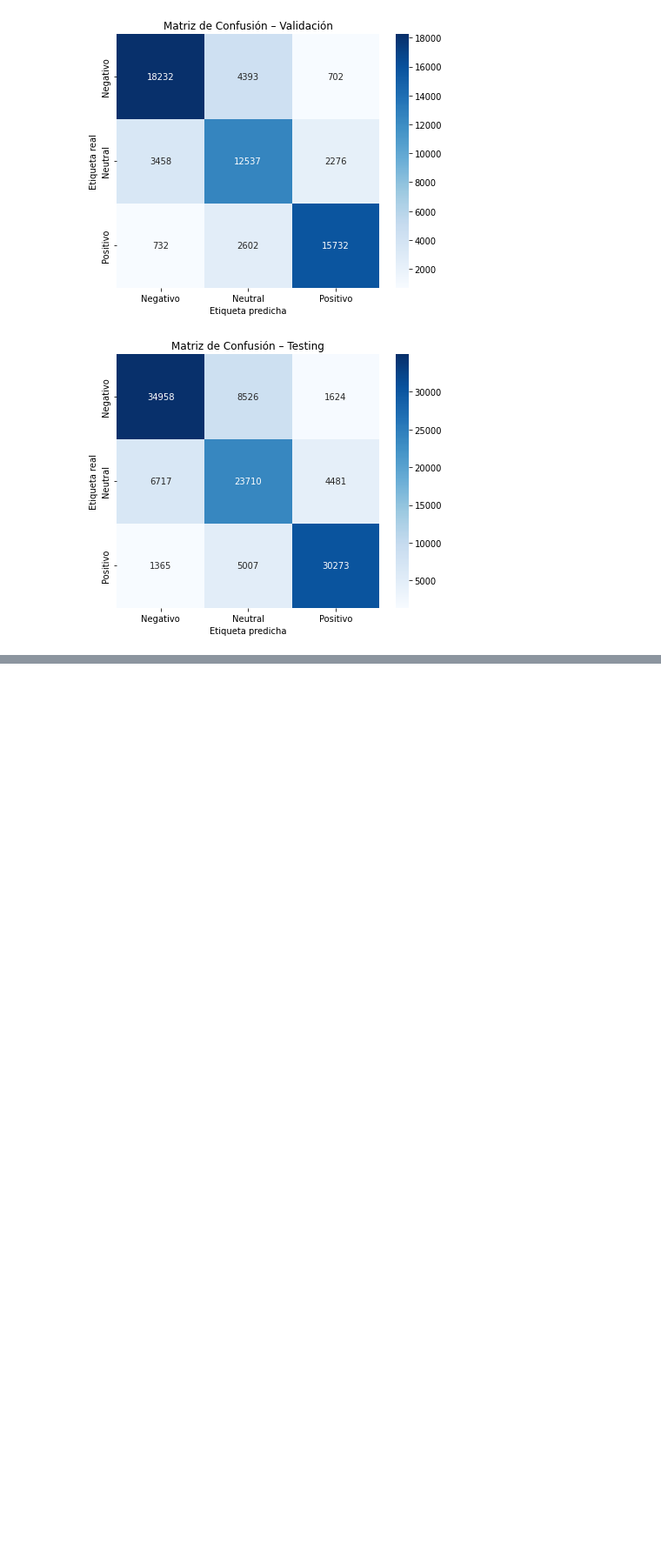
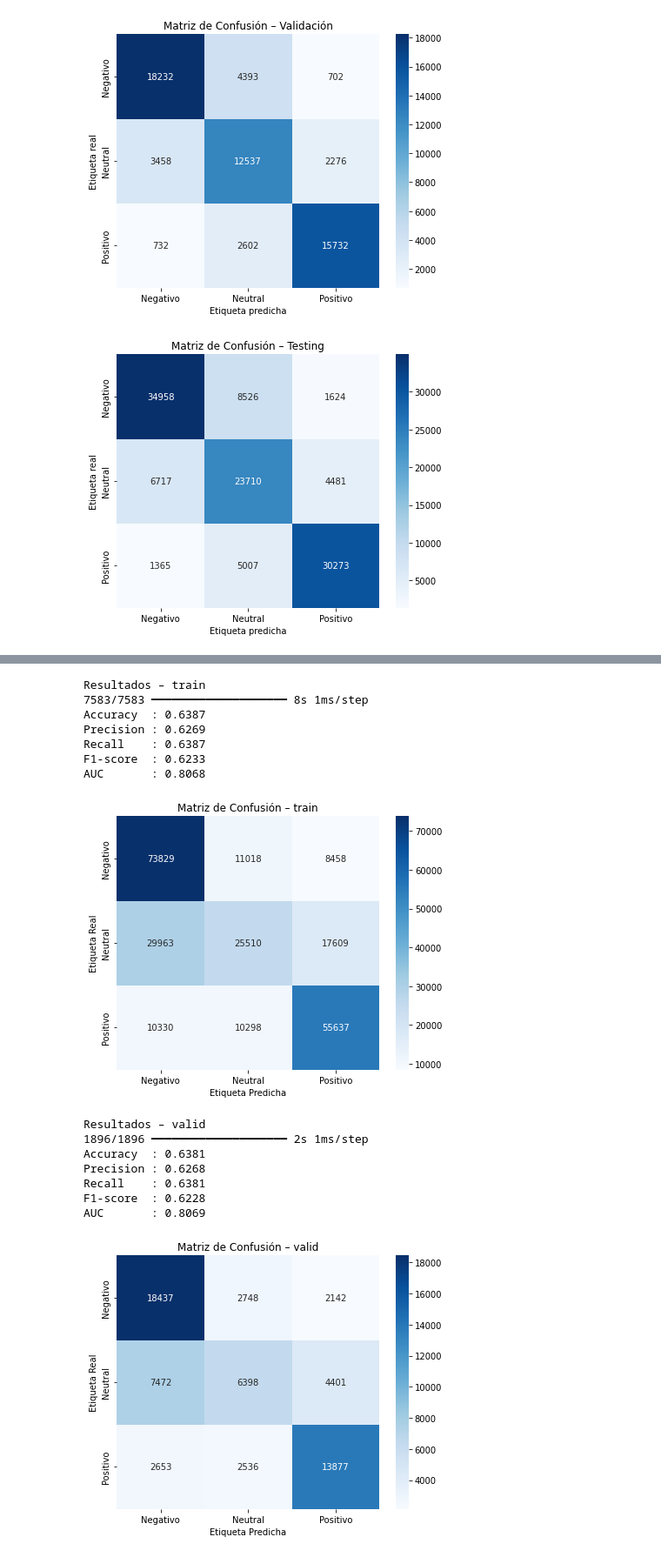
Before and after one commit to egsanchez17/jbook-ml202510, a Jupyter notebook: _sources/mi_informe.ipynb, the cells around one changed output, grey strips where cells are left out. Shown at 87% size. Saved outputs shown, nothing was run; the diff lists cells and outputs as text; code cells hidden in the pictures; blank space fills up the shorter version.

```diff
--- a/_sources/mi_informe.ipynb
+++ b/_sources/mi_informe.ipynb
@@ -338,0 +1227,9 @@ y_test  = np.load("y_test.npy")
+# %%
+rf = RandomForestClassifier(
+    n_estimators=100,
+    max_depth=15,
+    min_samples_split=5,
+    max_features='sqrt',
+    random_state=42
+)
+rf.fit(X_train, y_train)
@@ -536,7 +1704,7 @@ grid_rnn = GridSearchCV(
     param_grid=param_grid,
     cv=3,
     verbose=2,
-    n_jobs=12
+    n_jobs=10
 )
 # %%
 # Entrenar el modelo
@@ -934,0 +2307,5 @@ plot_conf_matrix(y_test,  y_test_pred_cnn,  "Matriz de Confusión – Testing",
+# %%
+# Cargar los datos del Autoencoder
+X_train_encoded = np.load("X_train_encoded.npy")
+X_valid_encoded = np.load("X_valid_encoded.npy")
+X_test_encoded  = np.load("X_test_encoded.npy")
@@ -934,0 +2384,3 @@ plot_conf_matrix(y_test,  y_test_pred_cnn,  "Matriz de Confusión – Testing",
+# %%
+# Para cargar el modelo
+best_model_MLP_AE= load_model("best_model_MLP_AE.h5")
@@ -934,0 +2389,60 @@ plot_conf_matrix(y_test,  y_test_pred_cnn,  "Matriz de Confusión – Testing",
+# %%
+# Evaluar el modelo
+
+# Función para evaluar y graficar
+def evaluar_modelo_lstm(model, X, y_true, conjunto_nombre):
+    print(f"\nResultados – {conjunto_nombre}")
+
+    y_probs = model.predict(X)
+    y_pred = np.argmax(y_probs, axis=1)
+
+    # Métricas
+    acc = accuracy_score(y_true, y_pred)
+    prec = precision_score(y_true, y_pred, average='weighted')
+    rec = recall_score(y_true, y_pred, average='weighted')
+    f1 = f1_score(y_true, y_pred, average='weighted')
+    auc = roc_auc_score(y_true, y_probs, multi_class='ovr')
+
+    print(f"Accuracy  : {acc:.4f}")
+    print(f"Precision : {prec:.4f}")
+    print(f"Recall    : {rec:.4f}")
+    print(f"F1-score  : {f1:.4f}")
+    print(f"AUC       : {auc:.4f}")
+
+    # Matriz de confusión
+    cm = confusion_matrix(y_true, y_pred)
+    plt.figure(figsize=(6, 5))
+    sns.heatmap(cm, annot=True, fmt='d', cmap='Blues',
+                xticklabels=["Negativo", "Neutral", "Positivo"],
+                yticklabels=["Negativo", "Neutral", "Positivo"])
+    plt.title(f"Matriz de Confusión – {conjunto_nombre}")
+    plt.xlabel("Etiqueta Predicha")
+    plt.ylabel("Etiqueta Real")
+    plt.tight_layout()
+
+    # Guardar imagen con nombre específico
+    nombre_archivo = f"conf_matrix_{conjunto_nombre.lower()}_MLP_AE.png"
+    plt.savefig(nombre_archivo, dpi=300)
+    plt.show()
+
+# Evaluar en los 3 conjuntos
+evaluar_modelo_lstm(best_model_MLP_AE, X_train_encoded, y_train, "train")
+evaluar_modelo_lstm(best_model_MLP_AE, X_valid_encoded, y_valid, "valid")
+evaluar_modelo_lstm(best_model_MLP_AE, X_test_encoded, y_test, "test")
+# %% [output]
+Resultados – train
+7583/7583 ━━━━━━━━━━━━━━━━━━━━ 8s 1ms/step
+Accuracy  : 0.6387
+Precision : 0.6269
+Recall    : 0.6387
+F1-score  : 0.6233
+AUC       : 0.8068
+[figure, added]
+Resultados – valid
+1896/1896 ━━━━━━━━━━━━━━━━━━━━ 2s 1ms/step
+Accuracy  : 0.6381
+Precision : 0.6268
+Recall    : 0.6381
+F1-score  : 0.6228
+AUC       : 0.8069
+[figure, added]
```
Also changed, not shown: parts of 115 cells of this notebook, 26 other files.
